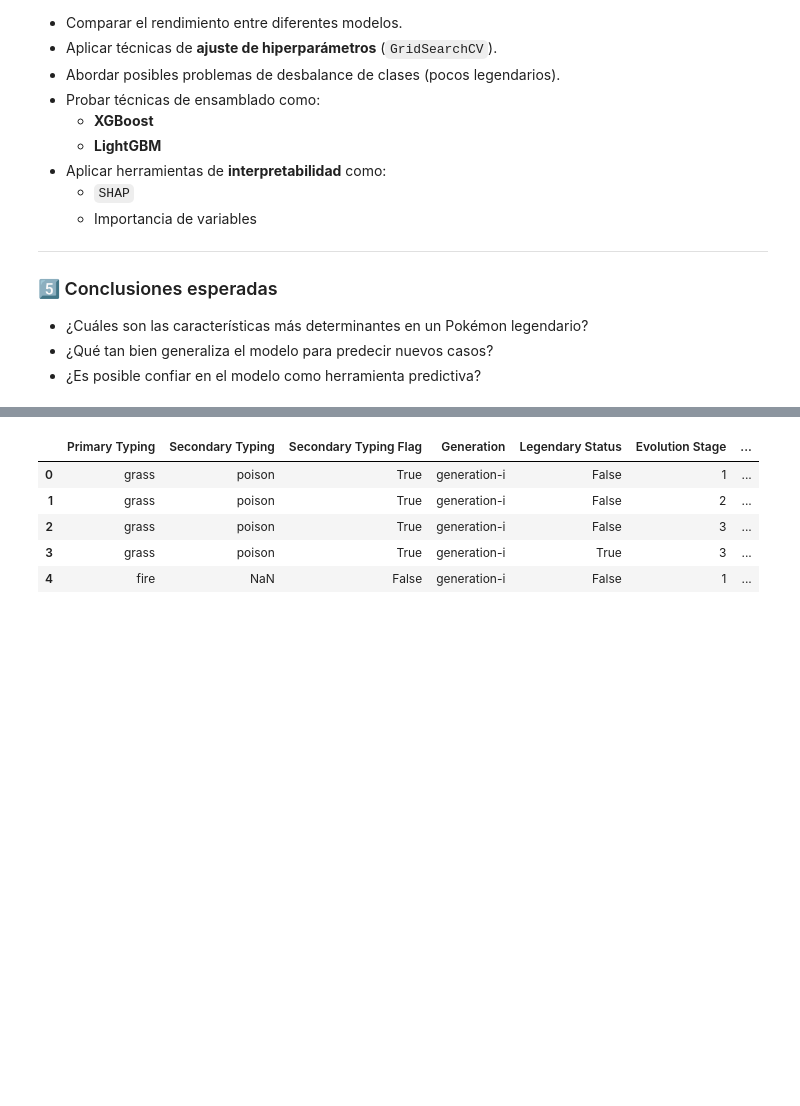
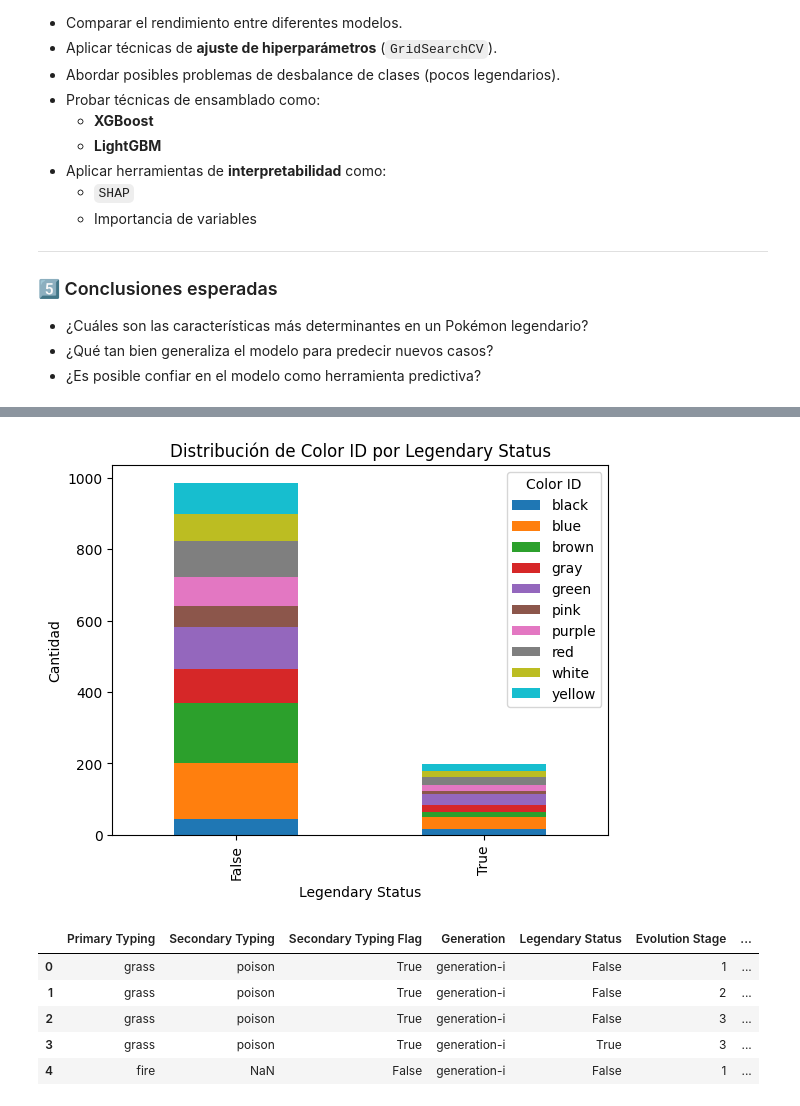
Before and after one commit to V1CMA-V/pokemon-data-analysis, a Jupyter notebook: notebooks/01_KDD.ipynb, the cells around one changed output, grey strips where cells are left out. Cells and saved outputs as stored; diff of their text form; code cells hidden in the pictures; blank space fills up the shorter version.

```diff
--- a/notebooks/01_KDD.ipynb
+++ b/notebooks/01_KDD.ipynb
@@ -161,3 +199,12 @@ Se utilizarán las siguientes métricas para comparar el desempeño de los model
+# %%
+# Influye la Legendary Status en el Color ID
+pokemon_df.groupby('Legendary Status')['Color ID'].value_counts().unstack().plot(kind='bar', stacked=True)
+plt.title('Distribución de Color ID por Legendary Status')
+plt.xlabel('Legendary Status')
+plt.ylabel('Cantidad')
+plt.show()
+# %% [output]
+[figure, added]
 # %%
 # Selección de variables relevantes para predecir si un Pokémon es legendario
 
```
Also changed, not shown: parts of 5 cells of this notebook.
